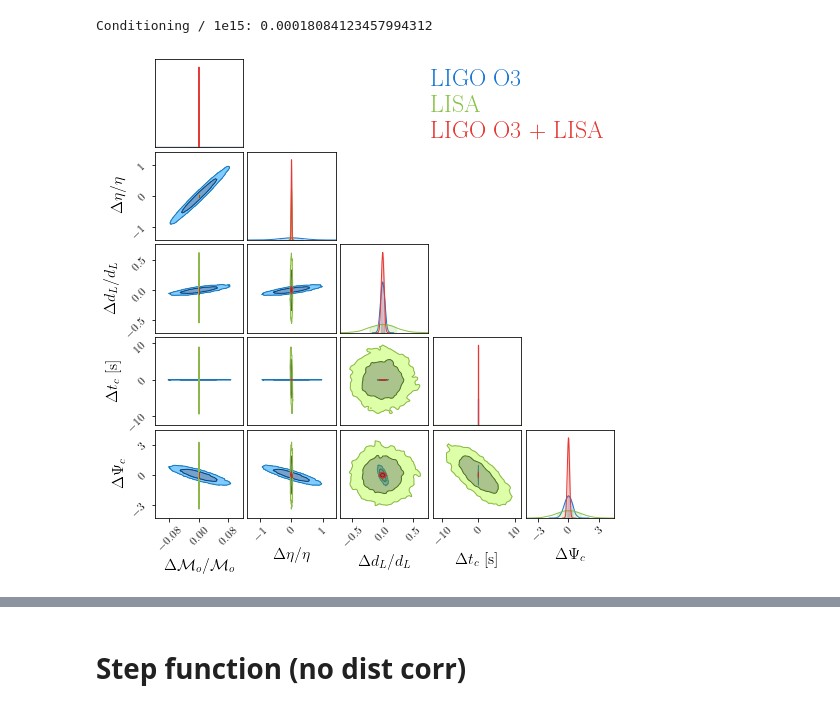
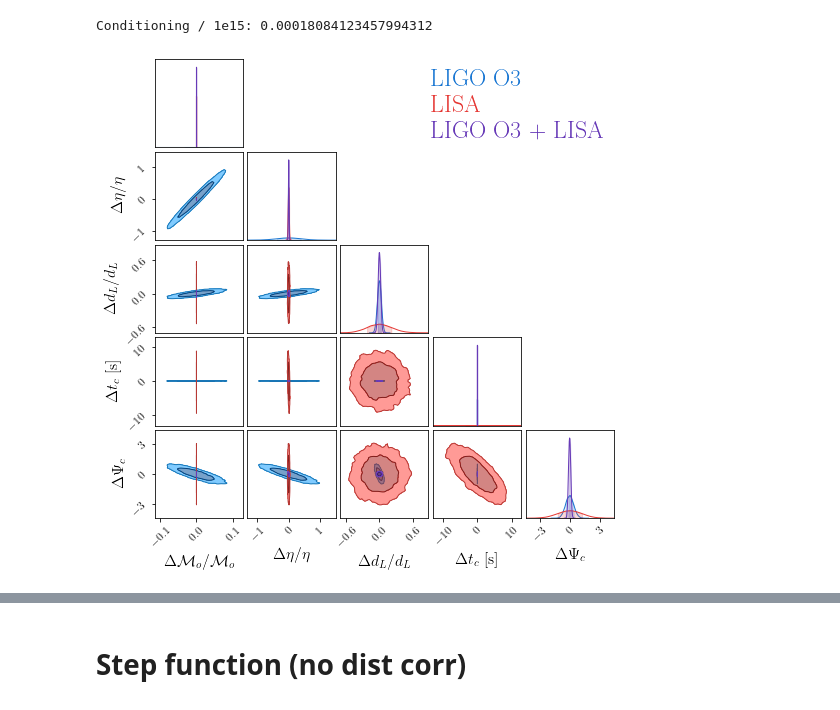
Before and after one commit to AnChenPhys/multiband_MG, a Jupyter notebook: code/New_version/new_version_simplified.ipynb, the cells around one changed output, grey strips where cells are left out. Saved outputs shown, nothing was run; the diff lists cells and outputs as text; code cells hidden in the pictures.

```diff
--- a/code/New_version/new_version_simplified.ipynb
+++ b/code/New_version/new_version_simplified.ipynb
@@ -294,21 +295,21 @@ Conditioning / 1e15: 0.00018084123457994312
 # %%
 cov_tot_GR  = np.matmul(rescaling_matrix, np.matmul( np.linalg.inv(new_fisher_tot_GR), rescaling_matrix) )
 data_tot_GR = np.random.multivariate_normal(0 *pars_GR[:-2], cov_tot_GR, size=10000)
 
 data_dL_tot_GR      = np.array(data_tot_GR)
 data_dL_tot_GR[:,2] = get_dL_Mpc(zem *(1 +data_tot_GR[:,2])) / get_dL_Mpc(zem) -1
 #data_dL_tot_GR[:,3] *= 1e3
 
 cc = ChainConsumer()
-cc.add_chain(data_dL_ligo_GR, bins=30, smooth=True, parameters=label_GR, name='LIGO O3');
-cc.add_chain(data_dL_lisa_GR, bins=30, smooth=True, parameters=label_GR, name='LISA');
-cc.add_chain(data_dL_tot_GR, bins=30, smooth=True, parameters=label_GR, name='LIGO O3 + LISA');
+cc.add_chain(data_dL_ligo_GR, bins=30, smooth=True, parameters=label_GR, name='LIGO O3', color='blue');
+cc.add_chain(data_dL_lisa_GR, bins=30, smooth=True, parameters=label_GR, name='LISA', color='red');
+cc.add_chain(data_dL_tot_GR, bins=30, smooth=True, parameters=label_GR, name='LIGO O3 + LISA', color='purple');
 cc.configure(legend_kwargs={"loc": "upper right", "fontsize": 24}, max_ticks=3, label_font_size=16, tick_font_size=12);
 cc.plotter.plot();
 
 plt.savefig('Cross_correlation_GR.pdf')
 # %% [output]
-[figure, old version]
+[figure, new version]
 # %%
 ### A table of the constraints for the three cases
 print(np.std(data_dL_ligo_GR, axis=0))
```
Also changed, not shown: parts of 23 cells of this notebook.
